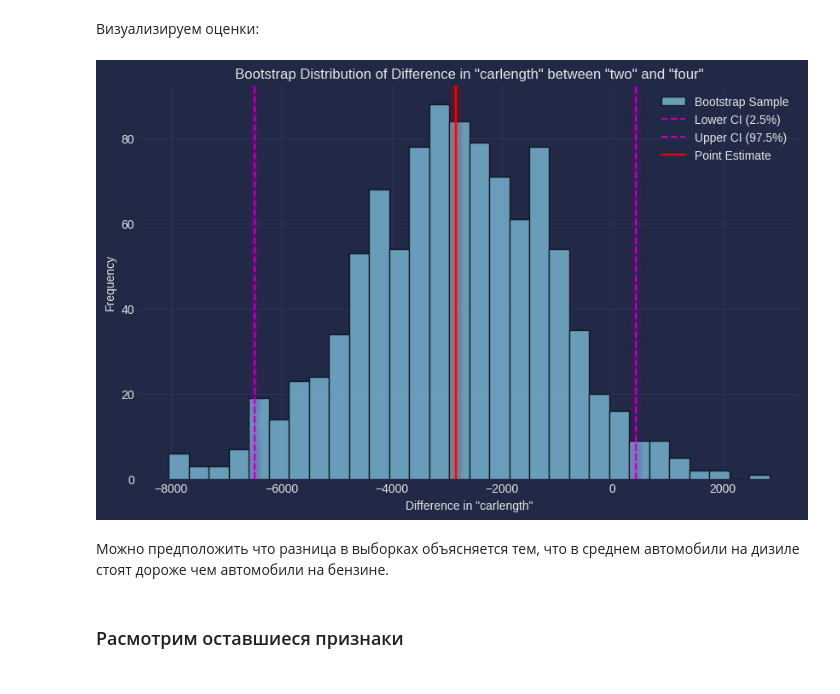
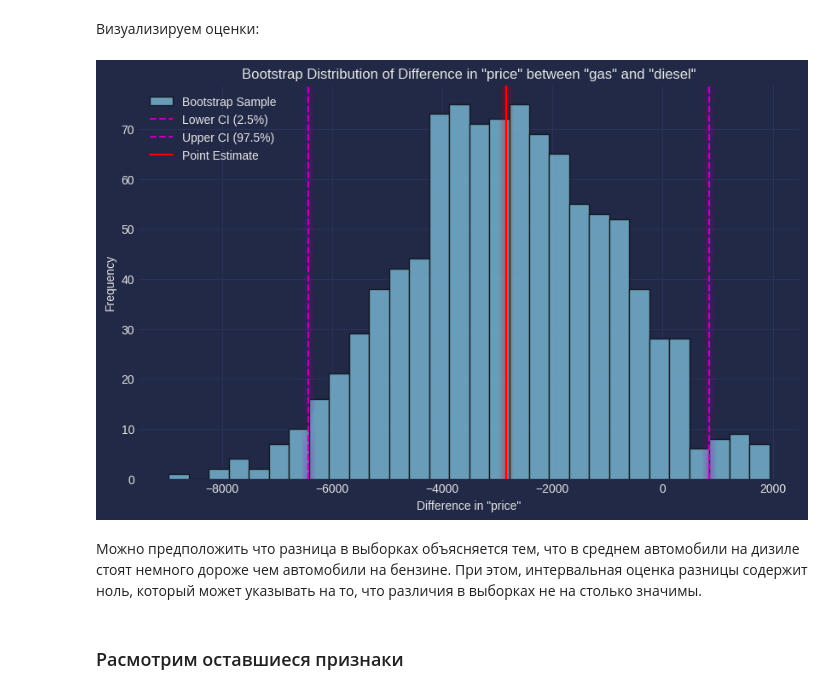
Before and after one commit to constantfear/MTS-homework, a Jupyter notebook: HW-Math/Final_homework/final_homework.ipynb, the cells around one changed output. Saved outputs shown, nothing was run; the diff lists cells and outputs as text; code cells hidden in the pictures.

```diff
--- a/HW-Math/Final_homework/final_homework.ipynb
+++ b/HW-Math/Final_homework/final_homework.ipynb
@@ -305,19 +307,20 @@ print(f"Интервальная оценка разницы между груп
 # %%
 plt.figure(figsize=(10, 6))
 plt.hist(bootstrapped_diffs, bins=30, color='skyblue', edgecolor='black', alpha=0.7, label='Bootstrap Sample')
 plt.axvline(x=lower_ci, color='m', linestyle='--', label='Lower CI (2.5%)')
 plt.axvline(x=upper_ci, color='m', linestyle='--', label='Upper CI (97.5%)')
 plt.axvline(x=diff_mean, color='r', linestyle='-', label='Point Estimate')
-plt.title(f'Bootstrap Distribution of Difference in "carlength" between "two" and "four"')
-plt.xlabel(f'Difference in "carlength"')
+plt.title(f'Bootstrap Distribution of Difference in "price" between "gas" and "diesel"')
+plt.xlabel(f'Difference in "price"')
 plt.ylabel('Frequency')
 plt.legend()
 mplcyberpunk.add_glow_effects()
 plt.show()
 # %% [output]
-[figure, old version]
+[figure, new version]
 # %% [markdown]
-Можно предположить что разница в выборках объясняется тем, что в среднем автомобили на дизиле стоят дороже чем автомобили на бензине.
+Можно предположить что разница в выборках объясняется тем, что в среднем автомобили на дизиле стоят немного дороже чем автомобили на бензине.
+При этом, интервальная оценка разницы содержит ноль, который может указывать на то, что различия в выборках не на столько значимы.
 # %% [markdown]
 ### Расмотрим оставшиеся признаки
 # %%
```
Also changed, not shown: parts of 45 cells of this notebook, 1 other file.
